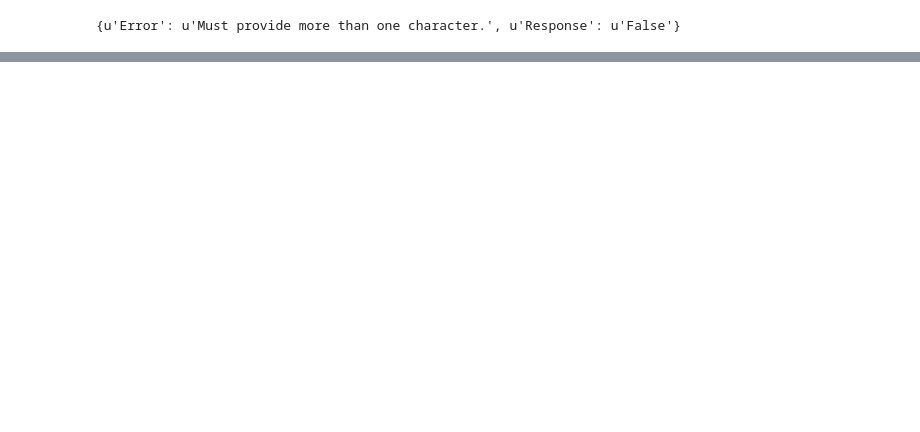
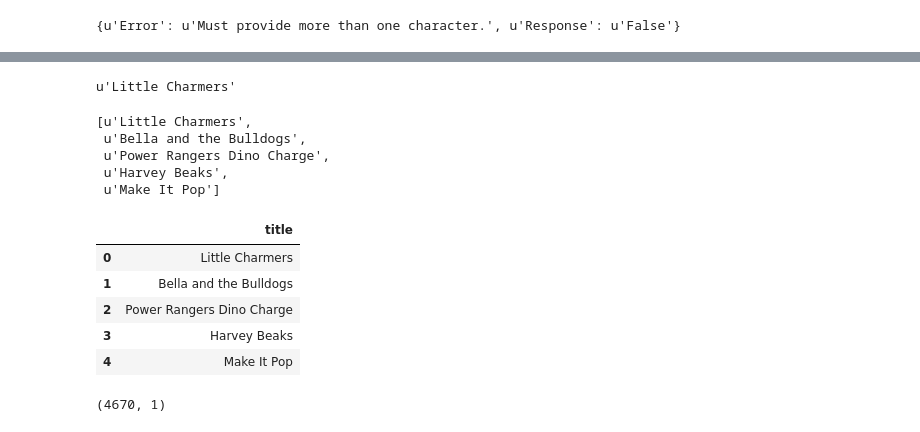
Before and after one commit to cgeppig/Will_My_Show_Get_Cancelled, a Jupyter notebook: Capstone Data Acquisition.ipynb, the cells around one changed output, grey strips where cells are left out. Cells and saved outputs as stored; diff of their text form; code cells hidden in the pictures; blank space fills up the shorter version.

```diff
--- a/Capstone Data Acquisition.ipynb
+++ b/Capstone Data Acquisition.ipynb
@@ -387,0 +591,9 @@ u'$#*! My Dad Says'
+# %%
+wikishows = []
+for div in wikisoup('div', {'id': 'mw-content-text'}):
+    ## need to get out of 'div' id='toc'
+    for ul in div('ul'):
+        for li in ul('li'):
+            for a in li('a'):
+                wikishows.append(a.get_text())
+#                 print a.get_text()
@@ -387,0 +604,31 @@ u'$#*! My Dad Says'
+# %%
+wikishows[966]
+# %% [output]
+u'Little Charmers'
+# %%
+wikishows_clean = wikishows[966:]
+# %%
+wikishows_clean[:5]
+# %% [output]
+[u'Little Charmers',
+ u'Bella and the Bulldogs',
+ u'Power Rangers Dino Charge',
+ u'Harvey Beaks',
+ u'Make It Pop']
+# %%
+wikidict = {'title':wikishows_clean}
+# %%
+wikishowsdf = pd.DataFrame(wikidict)
+# %%
+wikishowsdf.head()
+# %% [output]
+|  | title |
+| 0 | Little Charmers |
+| 1 | Bella and the Bulldogs |
+| 2 | Power Rangers Dino Charge |
+| 3 | Harvey Beaks |
+| 4 | Make It Pop |
+# %%
+wikishowsdf.shape
+# %% [output]
+(4670, 1)
```
Also changed, not shown: parts of 39 cells of this notebook.
